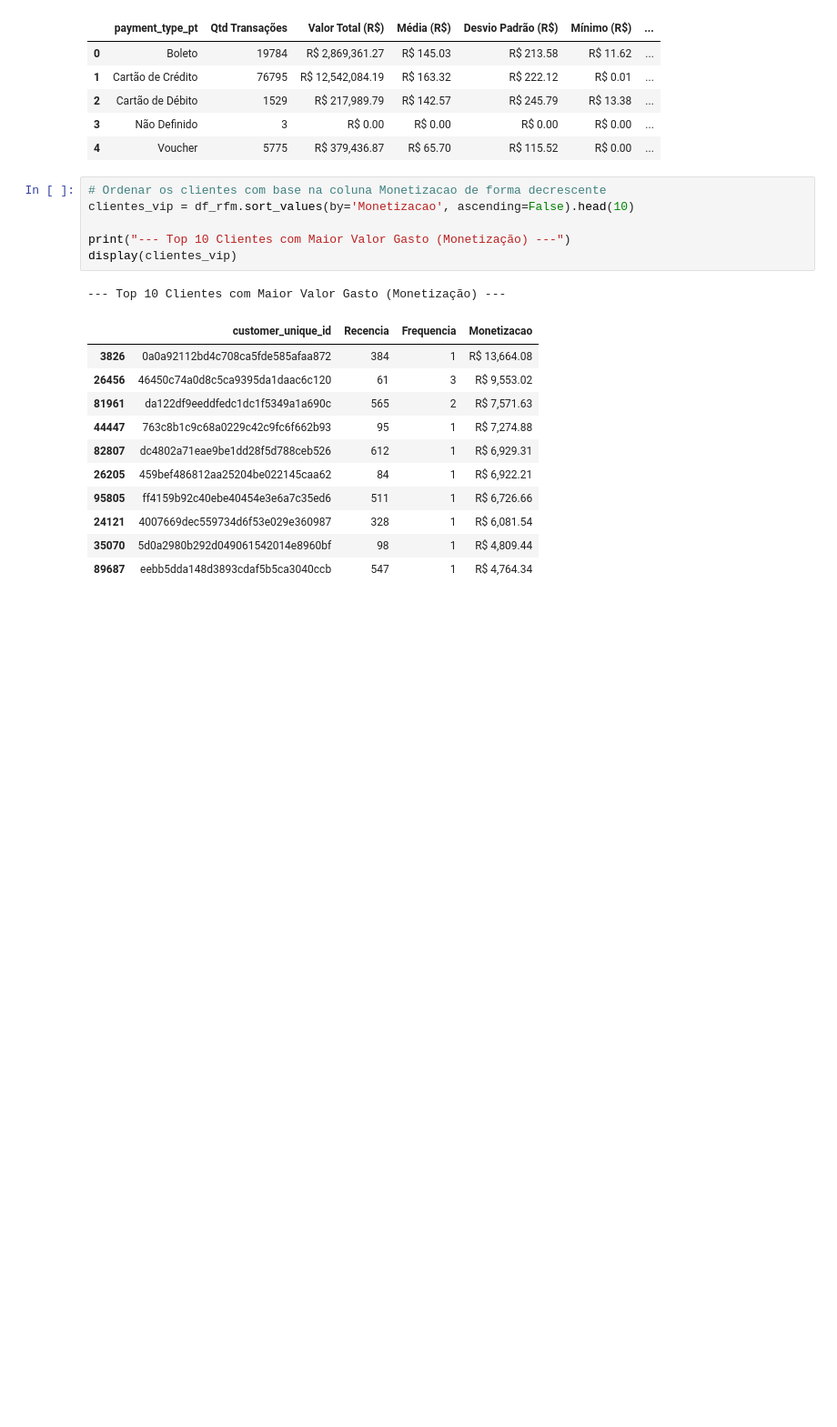
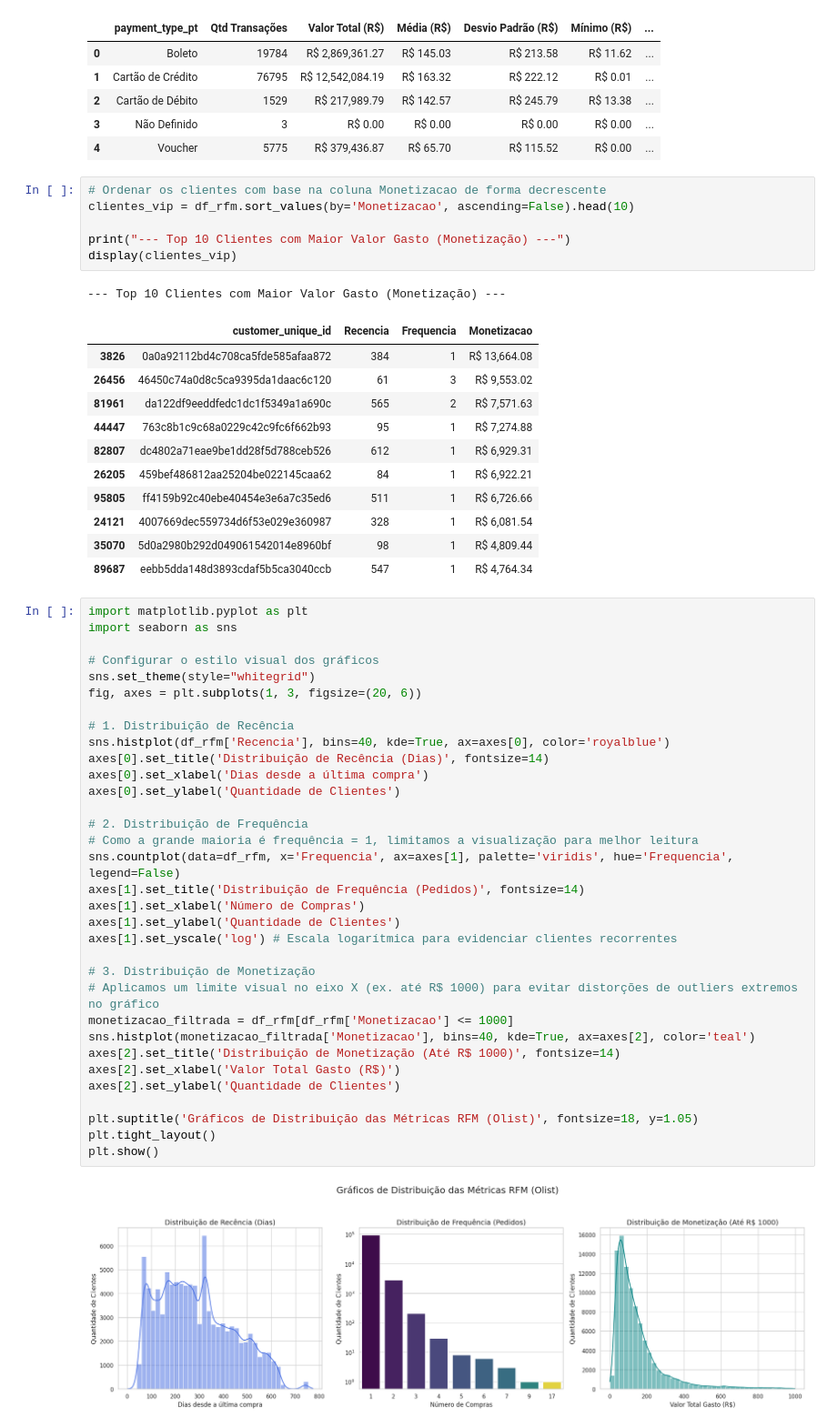
Before and after one commit to HelviaOliveira/dplyr, a Jupyter notebook: Comportamento e Pagamentos.ipynb, the cells around one changed output. Shown at 91% size. Saved outputs shown, nothing was run; the diff lists cells and outputs as text; blank space fills up the shorter version.

```diff
--- a/Comportamento e Pagamentos.ipynb
+++ b/Comportamento e Pagamentos.ipynb
@@ -280,3 +280,38 @@ display(clientes_vip)
 | 24121 | 4007669dec559734d6f53e029e360987 | 328 | 1 | R$ 6,081.54 |
 | 35070 | 5d0a2980b292d049061542014e8960bf | 98 | 1 | R$ 4,809.44 |
 | 89687 | eebb5dda148d3893cdaf5b5ca3040ccb | 547 | 1 | R$ 4,764.34 |
+# %%
+import matplotlib.pyplot as plt
+import seaborn as sns
+
+# Configurar o estilo visual dos gráficos
+sns.set_theme(style="whitegrid")
+fig, axes = plt.subplots(1, 3, figsize=(20, 6))
+
+# 1. Distribuição de Recência
+sns.histplot(df_rfm['Recencia'], bins=40, kde=True, ax=axes[0], color='royalblue')
+axes[0].set_title('Distribuição de Recência (Dias)', fontsize=14)
+axes[0].set_xlabel('Dias desde a última compra')
+axes[0].set_ylabel('Quantidade de Clientes')
+
+# 2. Distribuição de Frequência
+# Como a grande maioria é frequência = 1, limitamos a visualização para melhor leitura
+sns.countplot(data=df_rfm, x='Frequencia', ax=axes[1], palette='viridis', hue='Frequencia', legend=False)
+axes[1].set_title('Distribuição de Frequência (Pedidos)', fontsize=14)
+axes[1].set_xlabel('Número de Compras')
+axes[1].set_ylabel('Quantidade de Clientes')
+axes[1].set_yscale('log') # Escala logarítmica para evidenciar clientes recorrentes
+
+# 3. Distribuição de Monetização
+# Aplicamos um limite visual no eixo X (ex. até R$ 1000) para evitar distorções de outliers extremos no gráfico
+monetizacao_filtrada = df_rfm[df_rfm['Monetizacao'] <= 1000]
+sns.histplot(monetizacao_filtrada['Monetizacao'], bins=40, kde=True, ax=axes[2], color='teal')
+axes[2].set_title('Distribuição de Monetização (Até R$ 1000)', fontsize=14)
+axes[2].set_xlabel('Valor Total Gasto (R$)')
+axes[2].set_ylabel('Quantidade de Clientes')
+
+plt.suptitle('Gráficos de Distribuição das Métricas RFM (Olist)', fontsize=18, y=1.05)
+plt.tight_layout()
+plt.show()
+# %% [output]
+[figure, added]
```
